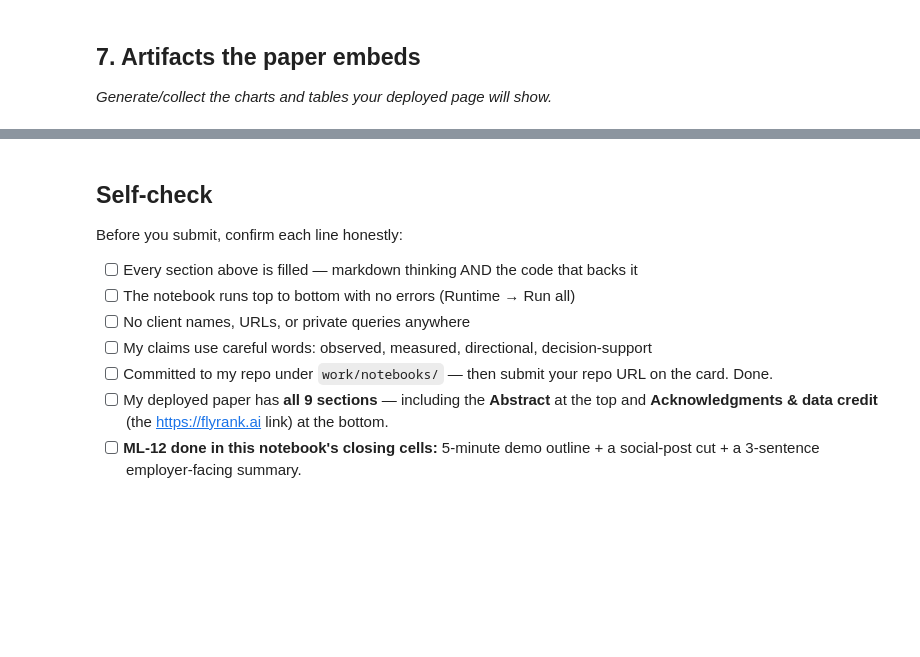
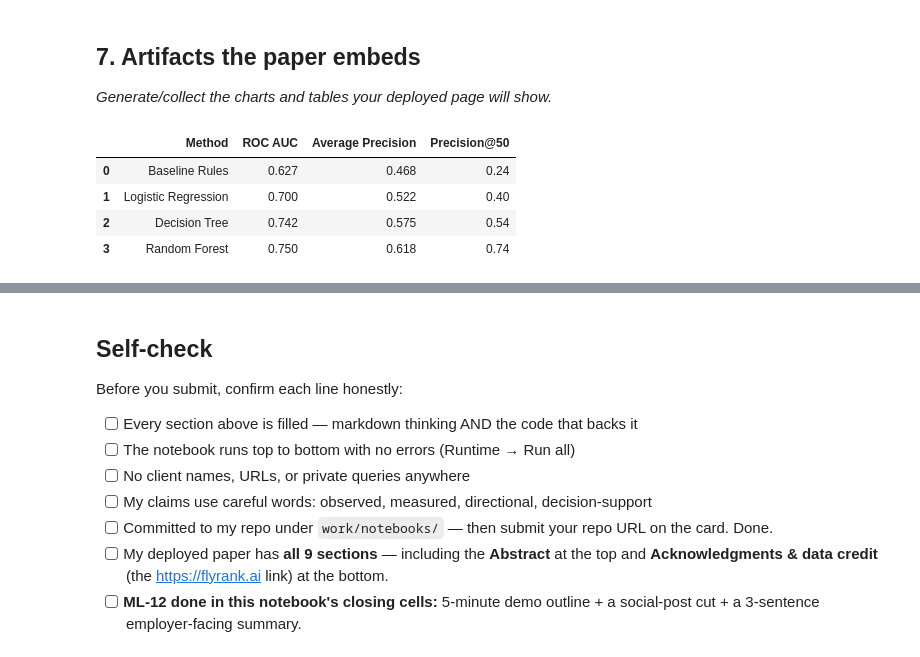
Before and after one commit to MA-1305/Project_Mahin-1305, a Jupyter notebook: work/notebooks/capstone.ipynb, the cells around one changed output, grey strips where cells are left out. Saved outputs shown, nothing was run; the diff lists cells and outputs as text; code cells hidden in the pictures; blank space fills up the shorter version.

```diff
--- a/work/notebooks/capstone.ipynb
+++ b/work/notebooks/capstone.ipynb
@@ -34,3 +163,40 @@ This skeleton is yours to fill. Work the sections **in order** — each one has
 ## 7. Artifacts the paper embeds
 
 *Generate/collect the charts and tables your deployed page will show.*
+# %%
+import pandas as pd
+
+results = pd.DataFrame({
+    "Method": [
+        "Baseline Rules",
+        "Logistic Regression",
+        "Decision Tree",
+        "Random Forest"
+    ],
+    "ROC AUC": [
+        0.627,
+        0.700,
+        0.742,
+        0.750
+    ],
+    "Average Precision": [
+        0.468,
+        0.522,
+        0.575,
+        0.618
+    ],
+    "Precision@50": [
+        0.240,
+        0.400,
+        0.540,
+        0.740
+    ]
+})
+
+results
+# %% [output]
+|  | Method | ROC AUC | Average Precision | Precision@50 |
+| 0 | Baseline Rules | 0.627 | 0.468 | 0.24 |
+| 1 | Logistic Regression | 0.700 | 0.522 | 0.40 |
+| 2 | Decision Tree | 0.742 | 0.575 | 0.54 |
+| 3 | Random Forest | 0.750 | 0.618 | 0.74 |
```
Also changed, not shown: parts of 8 cells of this notebook.
